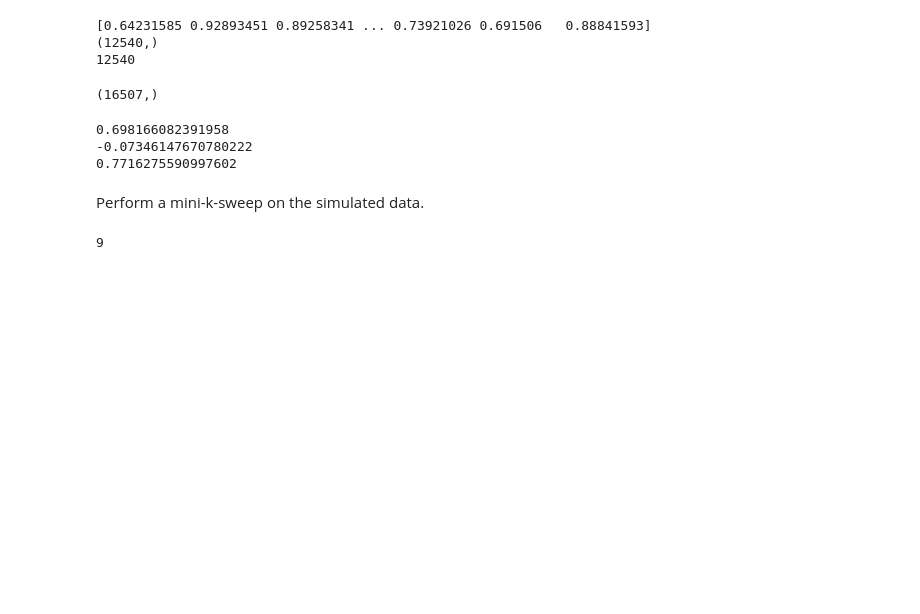
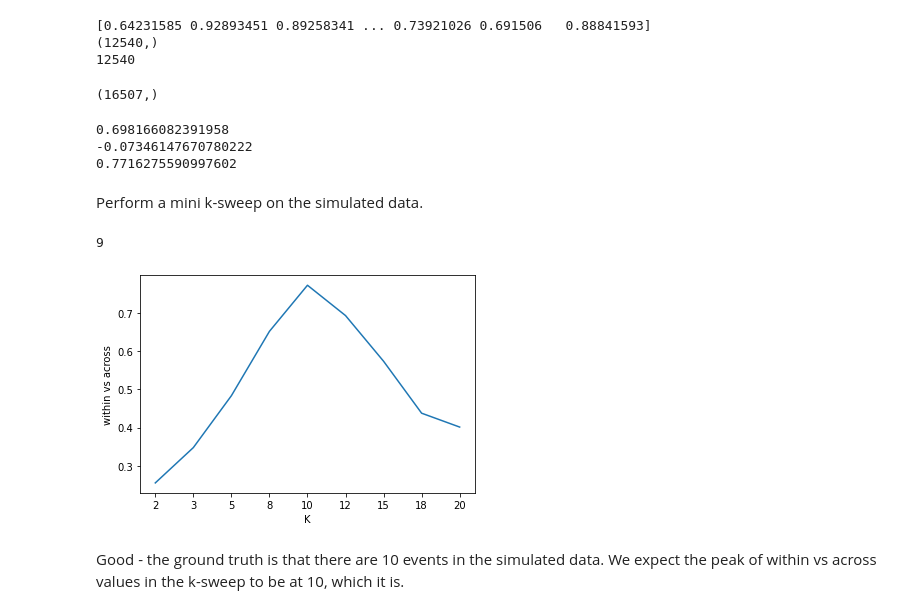
Before and after one commit to riesacassano/fMRI_piano, a Jupyter notebook: ryc_101521_WvA_implementation.ipynb, the cells around one changed output. Drawn from its saved outputs; the diff is of its cells as text; code cells hidden in the pictures; blank space fills up the shorter version.

Commit message:
Implemented k-sweep

```diff
--- a/ryc_101521_WvA_implementation.ipynb
+++ b/ryc_101521_WvA_implementation.ipynb
@@ -220,9 +202,45 @@ print(within_across)
 -0.07346147670780222
 0.7716275590997602
 # %% [markdown]
-Perform a mini-k-sweep on the simulated data.
+Perform a mini k-sweep on the simulated data.
 # %%
 k_test = [2,3,5,8,10,12,15,18,20]
 print(len(k_test))
 # %% [output]
 9
+# %%
+# Create empty list to hold scores
+WvA = []
+
+# Data is the same across the k-sweep
+cc = np.corrcoef(D.T)
+
+for this_k in k_test:
+  # Find the events in this dataset using this k
+  ev = EventSegment(this_k)
+  ev.fit(D.T)
+
+  # Model's prediction of event for each time point
+  events = np.argmax(ev.segments_[0],axis=1)
+  max_event_length = stats.mode(events)[1][0]
+
+  # Create a mask to only look at values up to max_event_length
+  local_mask = np.zeros(cc.shape, dtype=bool)
+  for jazz in range(1,max_event_length):
+    local_mask[np.diag(np.ones(cc.shape[0]-jazz, dtype=bool), jazz)] = True
+
+  # Compute within vs across boundary correlations
+  same_event = events[:,np.newaxis] == events
+  within = cc[same_event*local_mask].mean()
+  across = cc[(~same_event)*local_mask].mean()
+  within_across = within - across
+  WvA.append(within_across)
+# %%
+plt.plot(WvA)
+plt.xticks(range(len(k_test)),labels=k_test)
+plt.xlabel('K')
+plt.ylabel('within vs across');
+# %% [output]
+[figure, added]
+# %% [markdown]
+Good - the ground truth is that there are 10 events in the simulated data. We expect the peak of within vs across values in the k-sweep to be at 10, which it is.
```
Also changed, not shown: parts of 1 cell of this notebook.
